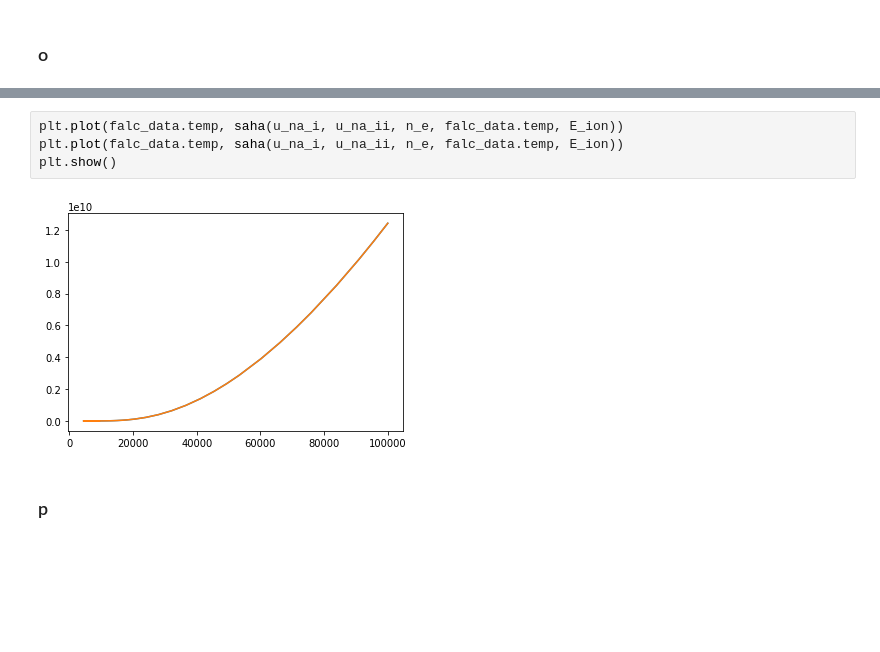
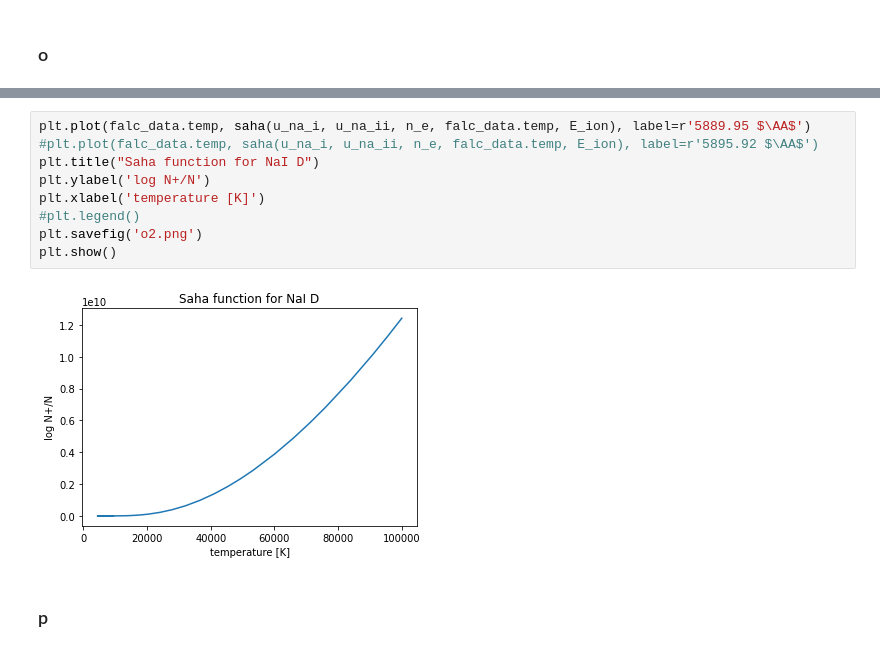
Before and after one commit to cl3425/uf-class-repo, a Jupyter notebook: radiative-processes/final-project/radiative_final.ipynb, the cells around one changed output, grey strips where cells are left out. Drawn from its saved outputs; the diff is of its cells as text; blank space fills up the shorter version.

```diff
--- a/radiative-processes/final-project/radiative_final.ipynb
+++ b/radiative-processes/final-project/radiative_final.ipynb
@@ -516,9 +519,14 @@ plt.show()
 # %%
-plt.plot(falc_data.temp, saha(u_na_i, u_na_ii, n_e, falc_data.temp, E_ion))
-plt.plot(falc_data.temp, saha(u_na_i, u_na_ii, n_e, falc_data.temp, E_ion))
+plt.plot(falc_data.temp, saha(u_na_i, u_na_ii, n_e, falc_data.temp, E_ion), label=r'5889.95 $\AA$')
+#plt.plot(falc_data.temp, saha(u_na_i, u_na_ii, n_e, falc_data.temp, E_ion), label=r'5895.92 $\AA$')
+plt.title("Saha function for NaI D")
+plt.ylabel('log N+/N')
+plt.xlabel('temperature [K]')
+#plt.legend()
+plt.savefig('o2.png')
 plt.show()
 # %% [output]
-[figure, old version]
+[figure, new version]
 # %% [markdown]
 ### p
 # %%
```
Also changed, not shown: parts of 12 cells of this notebook.
